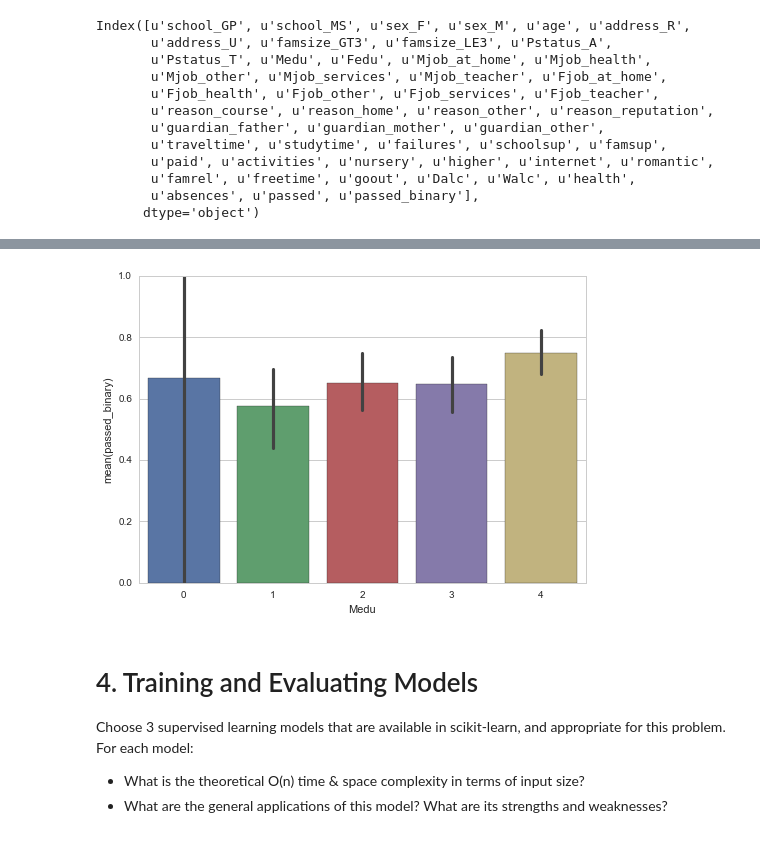
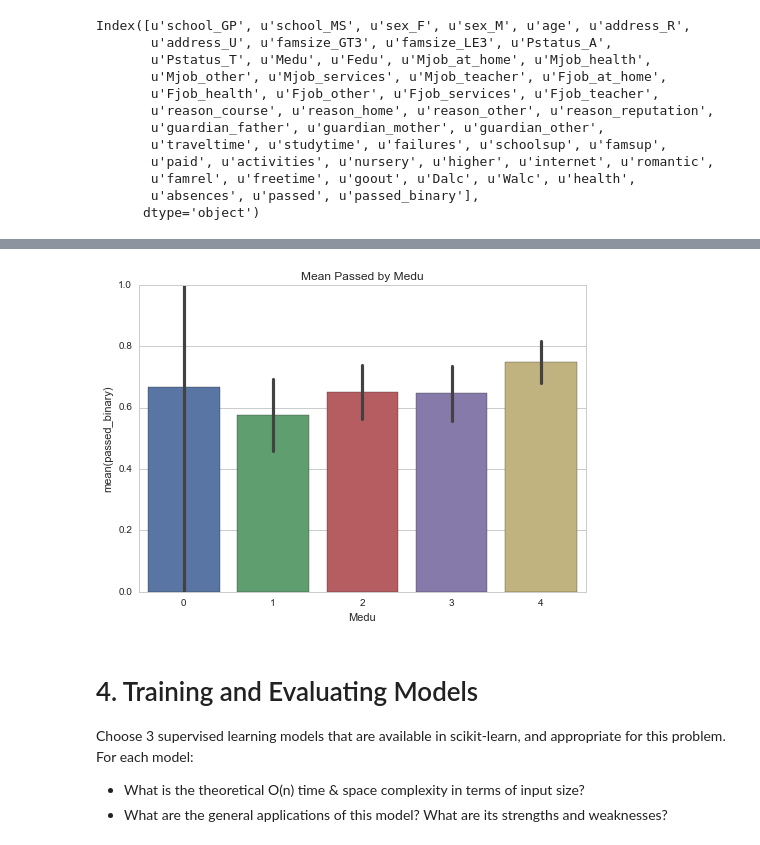
Before and after one commit to baumanab/Udacity_MachineLearningEngineer_ND, a Jupyter notebook: projects/student_intervention/student_intervention.ipynb, the cells around one changed output, grey strips where cells are left out. Cells and saved outputs as stored; diff of their text form; code cells hidden in the pictures.

```diff
--- a/projects/student_intervention/student_intervention.ipynb
+++ b/projects/student_intervention/student_intervention.ipynb
@@ -329,7 +337,9 @@ sns.barplot(x="paid", y= 'passed_binary',data= combined_X_y);
 # %%
-sns.barplot(x="Medu", y= 'passed_binary', order= [0,1,2,3,4], data= combined_X_y);
+p= sns.barplot(x="Medu", y= 'passed_binary', order= [0,1,2,3,4], data= combined_X_y);
+p.set_title('Mean Passed by Medu')
+plt.show()
 # %% [output]
-[figure, old version]
+[figure, new version]
 # %% [markdown]
 # 4. Training and Evaluating Models
 Choose 3 supervised learning models that are available in scikit-learn, and appropriate for this problem. For each model:
```
Also changed, not shown: parts of 64 cells of this notebook, 1 other file.
